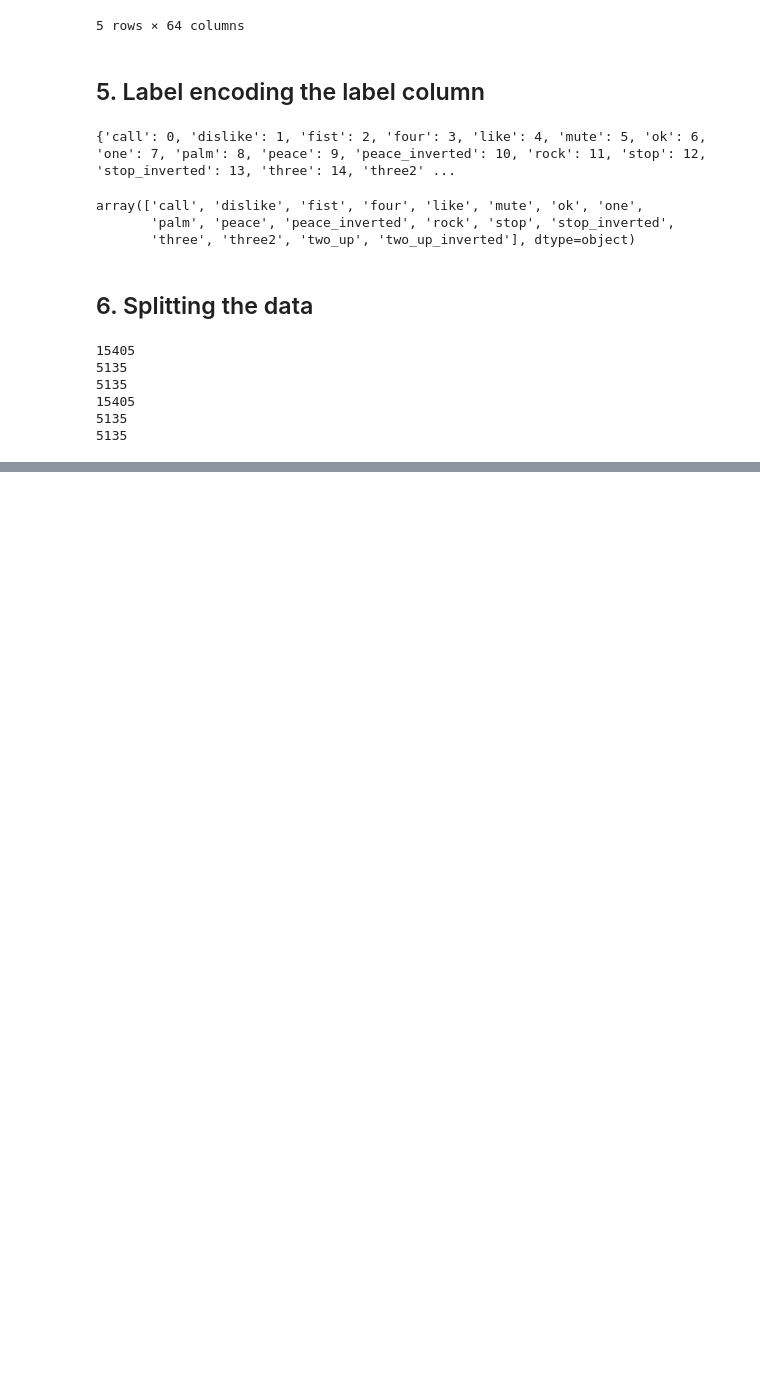
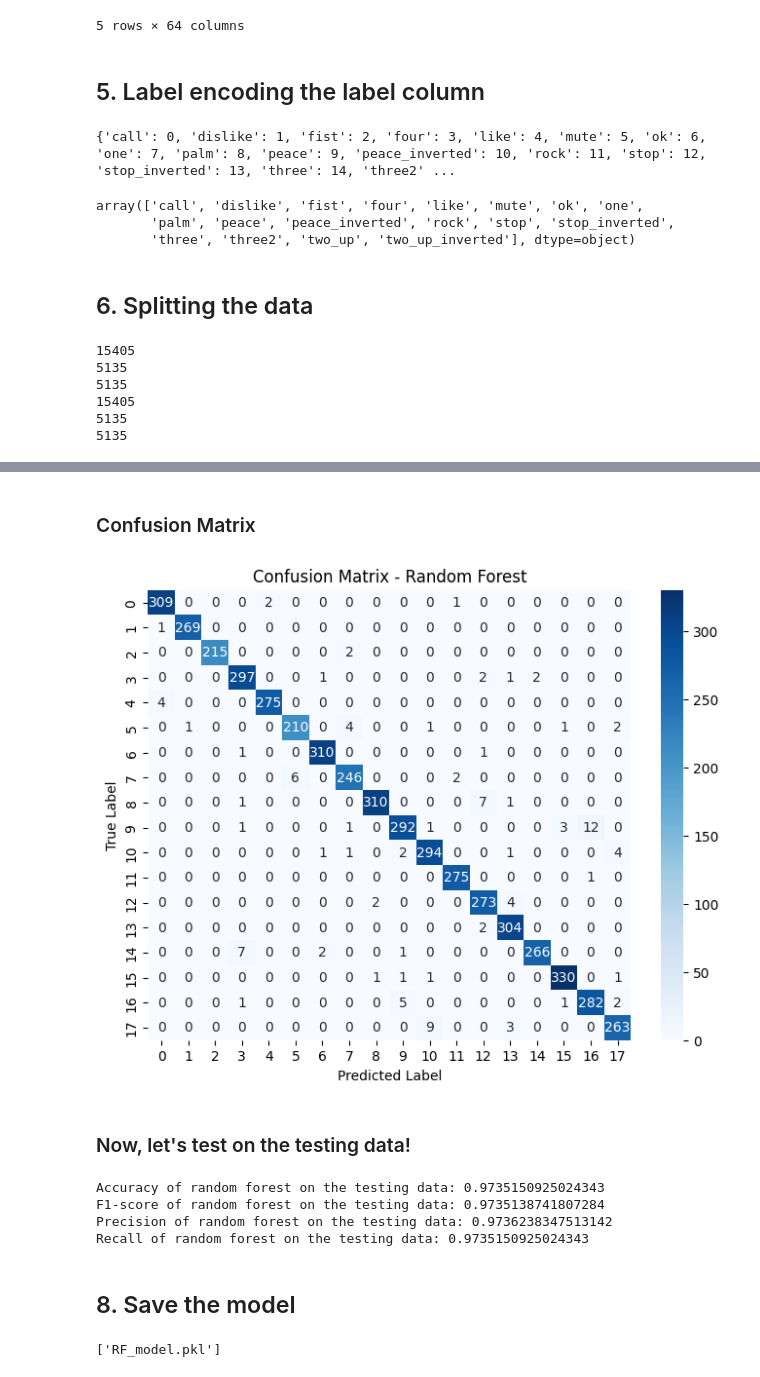
Before and after one commit to alaa-alt/ML1_FinalProject, a Jupyter notebook: ML1_Final_Project_Alaa_Abdelmonsef_Elkaffas.ipynb, the cells around one changed output, grey strips where cells are left out. Drawn from its saved outputs; the diff is of its cells as text; code cells hidden in the pictures; blank space fills up the shorter version.

```diff
--- a/ML1_Final_Project_Alaa_Abdelmonsef_Elkaffas.ipynb
+++ b/ML1_Final_Project_Alaa_Abdelmonsef_Elkaffas.ipynb
@@ -239,0 +420,32 @@ print(len(labels_test))
+# %% [markdown]
+### Confusion Matrix
+# %%
+y_pred = rf_model.predict(features_validation)
+cm = confusion_matrix(labels_validation, y_pred)
+plt.figure(figsize=(8, 6))
+sns.heatmap(cm, annot=True, fmt="d", cmap="Blues", xticklabels=np.unique(labels_validation), yticklabels=np.unique(labels_validation))
+plt.xlabel("Predicted Label")
+plt.ylabel("True Label")
+plt.title("Confusion Matrix - Random Forest")
+plt.show()
+# %% [output]
+[figure, added]
+# %% [markdown]
+### Now, let's test on the testing data!
+# %%
+print("Accuracy of random forest on the testing data:", rf_model.score(features_test, labels_test))
+rf_testing_labels = rf_model.predict(features_test)
+print("F1-score of random forest on the testing data:", f1_score(labels_test, rf_testing_labels, average='weighted'))
+print("Precision of random forest on the testing data:", precision_score(labels_test, rf_testing_labels, average='weighted'))
+print("Recall of random forest on the testing data:", recall_score(labels_test, rf_testing_labels, average='weighted'))
+# %% [output]
+Accuracy of random forest on the testing data: 0.9735150925024343
+F1-score of random forest on the testing data: 0.9735138741807284
+Precision of random forest on the testing data: 0.9736238347513142
+Recall of random forest on the testing data: 0.9735150925024343
+# %% [markdown]
+## 8. Save the model
+# %%
+joblib.dump(rf_model, "RF_model.pkl")
+# %% [output]
+['RF_model.pkl']
```
Also changed, not shown: parts of 32 cells of this notebook.
